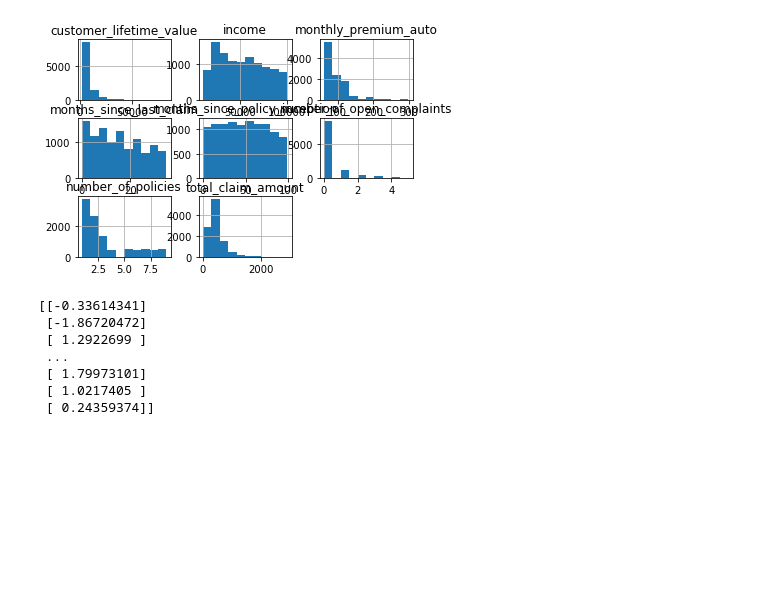
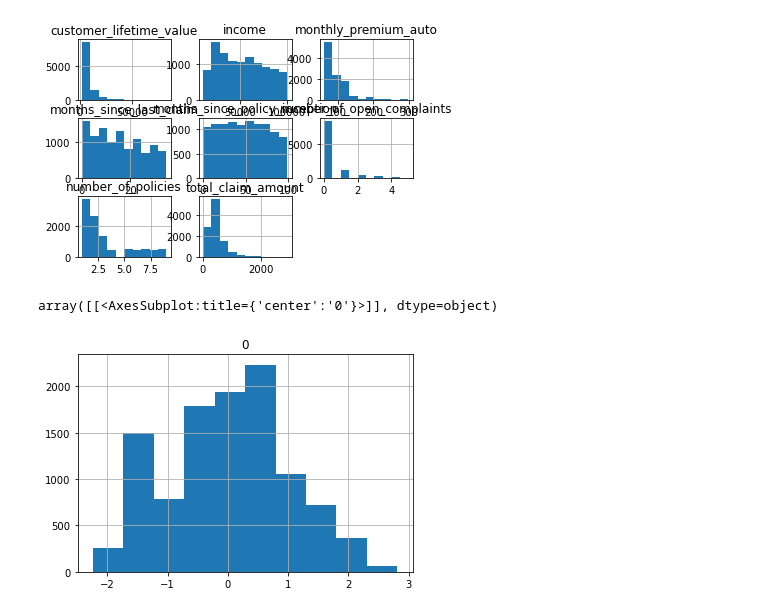
Before and after one commit to wesssp/IH_RH_DA_FT_OCT_2022, a Jupyter notebook: Class_Materials/Case_Studies/Customer_Analysis_Case_Study/Data/Activities_Transformation.ipynb, the cells around one changed output. Drawn from its saved outputs; the diff is of its cells as text; code cells hidden in the pictures; blank space fills up the shorter version.

```diff
--- a/Class_Materials/Case_Studies/Customer_Analysis_Case_Study/Data/Activities_Transformation.ipynb
+++ b/Class_Materials/Case_Studies/Customer_Analysis_Case_Study/Data/Activities_Transformation.ipynb
@@ -129,17 +138,13 @@ array([[<AxesSubplot:title={'center':'customer_lifetime_value'}>,
 # %%
 pwr = PowerTransformer()
 ltv = numericals["customer_lifetime_value"]
 ltv_array = ltv.to_numpy()
 ltv_array= np.reshape(ltv_array,(-1, 1))
 ltv = pwr.fit_transform(ltv_array)
-print(ltv)
+numericals["customer_lifetime_value"] = ltv
+pd.DataFrame(ltv).hist()
 # %% [output]
-[[-0.33614341]
- [-1.86720472]
- [ 1.2922699 ]
- ...
- [ 1.79973101]
- [ 1.0217405 ]
- [ 0.24359374]]
+array([[<AxesSubplot:title={'center':'0'}>]], dtype=object)
+[figure, added]
 # %%
 stscl = StandardScaler()
```
Also changed, not shown: parts of 3 cells of this notebook.
